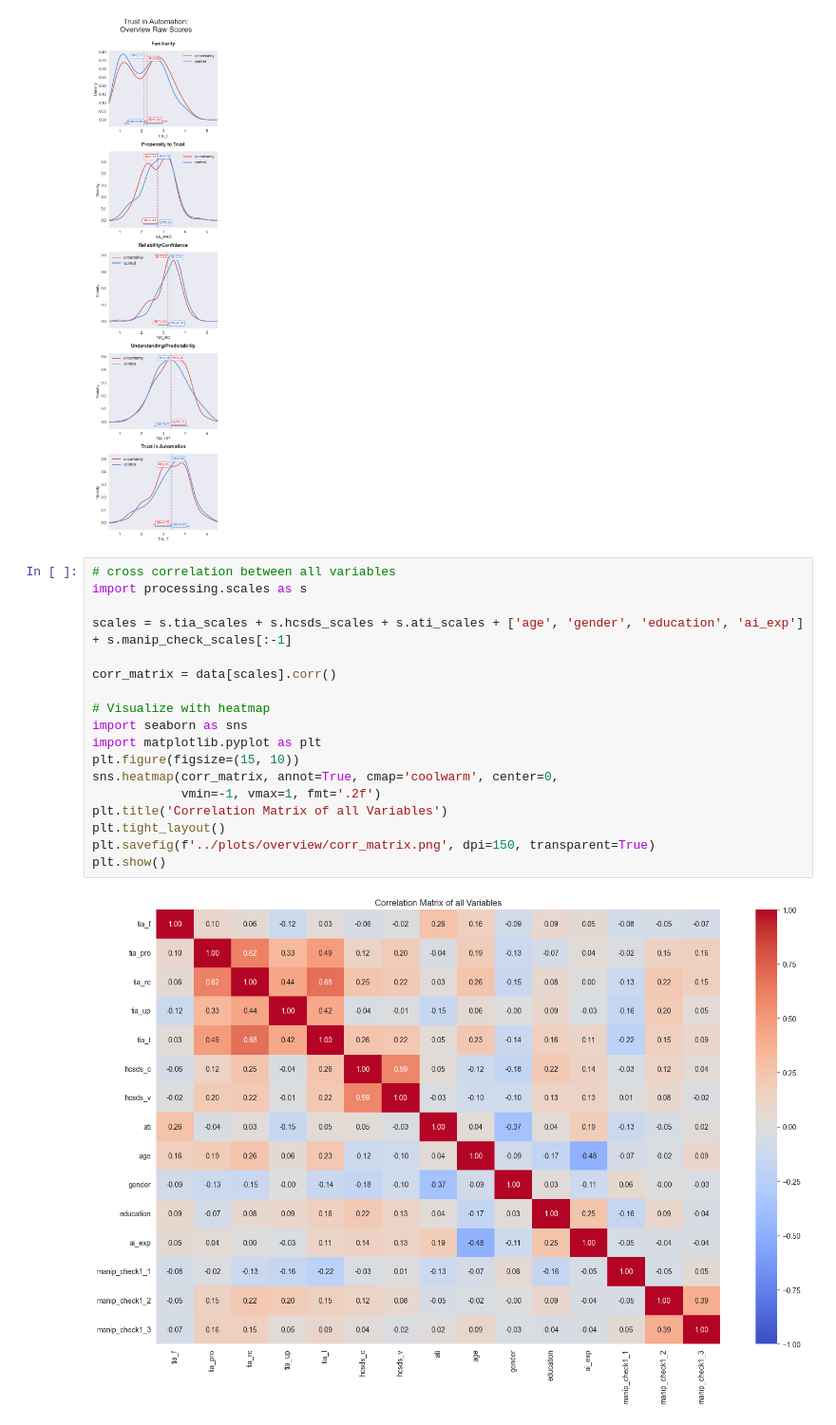
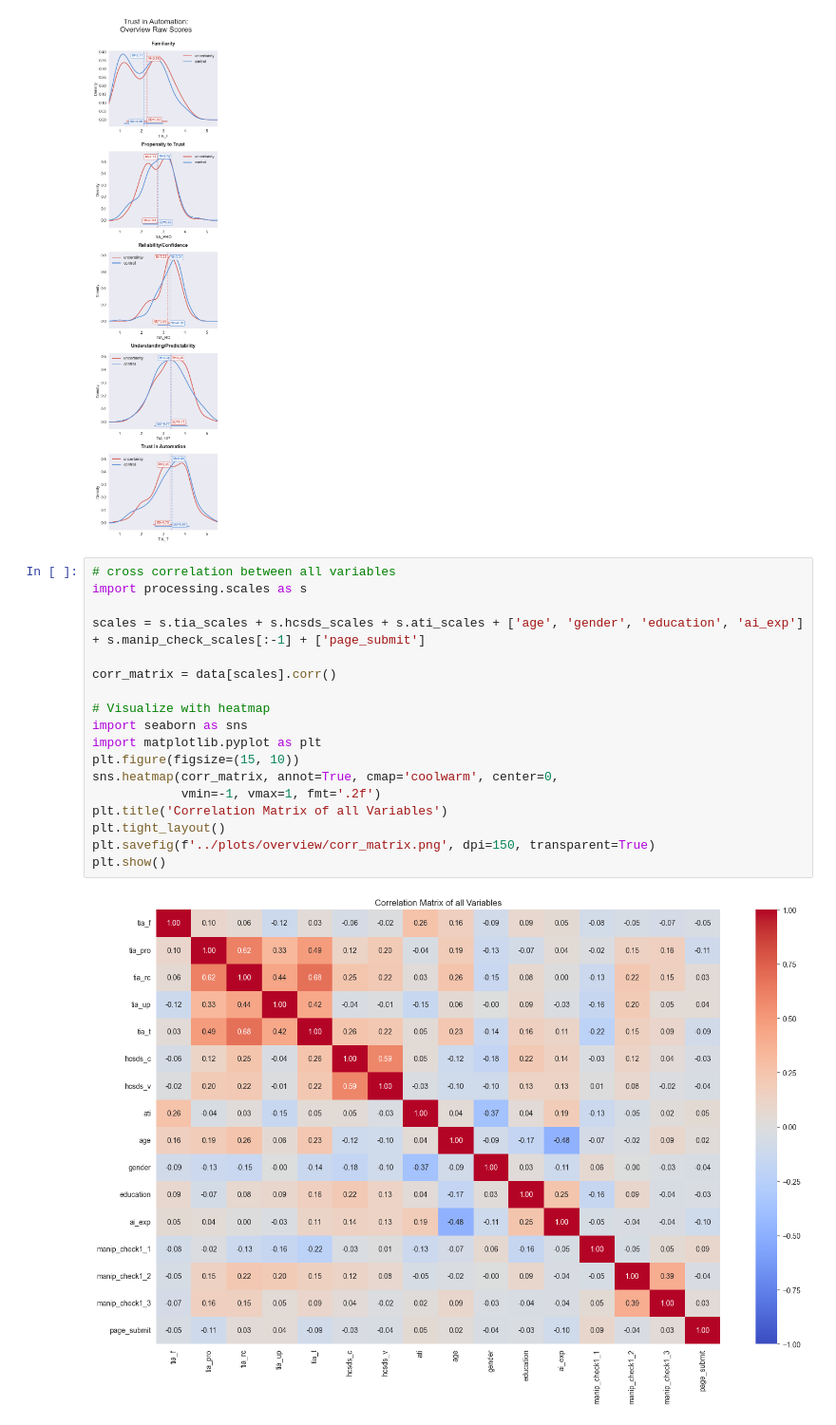
Before and after one commit to TimWiesner99/thesis-analysis, a Jupyter notebook: analysis/overview_results.ipynb, the cells around one changed output. Shown at 95% size. Cells and saved outputs as stored; diff of their text form.

Commit message:
added page_submit to correlation matrix

```diff
--- a/analysis/overview_results.ipynb
+++ b/analysis/overview_results.ipynb
@@ -223,20 +223,20 @@ plt.show()
 # %%
 # cross correlation between all variables
 import processing.scales as s
 
-scales = s.tia_scales + s.hcsds_scales + s.ati_scales + ['age', 'gender', 'education', 'ai_exp'] + s.manip_check_scales[:-1]
+scales = s.tia_scales + s.hcsds_scales + s.ati_scales + ['age', 'gender', 'education', 'ai_exp'] + s.manip_check_scales[:-1] + ['page_submit']
 
 corr_matrix = data[scales].corr()
 
 # Visualize with heatmap
 import seaborn as sns
 import matplotlib.pyplot as plt
 plt.figure(figsize=(15, 10))
 sns.heatmap(corr_matrix, annot=True, cmap='coolwarm', center=0,
             vmin=-1, vmax=1, fmt='.2f')
 plt.title('Correlation Matrix of all Variables')
 plt.tight_layout()
 plt.savefig(f'../plots/overview/corr_matrix.png', dpi=150, transparent=True)
 plt.show()
 # %% [output]
-[figure, old version]
+[figure, new version]
```
Also changed, not shown: 1 other file.
